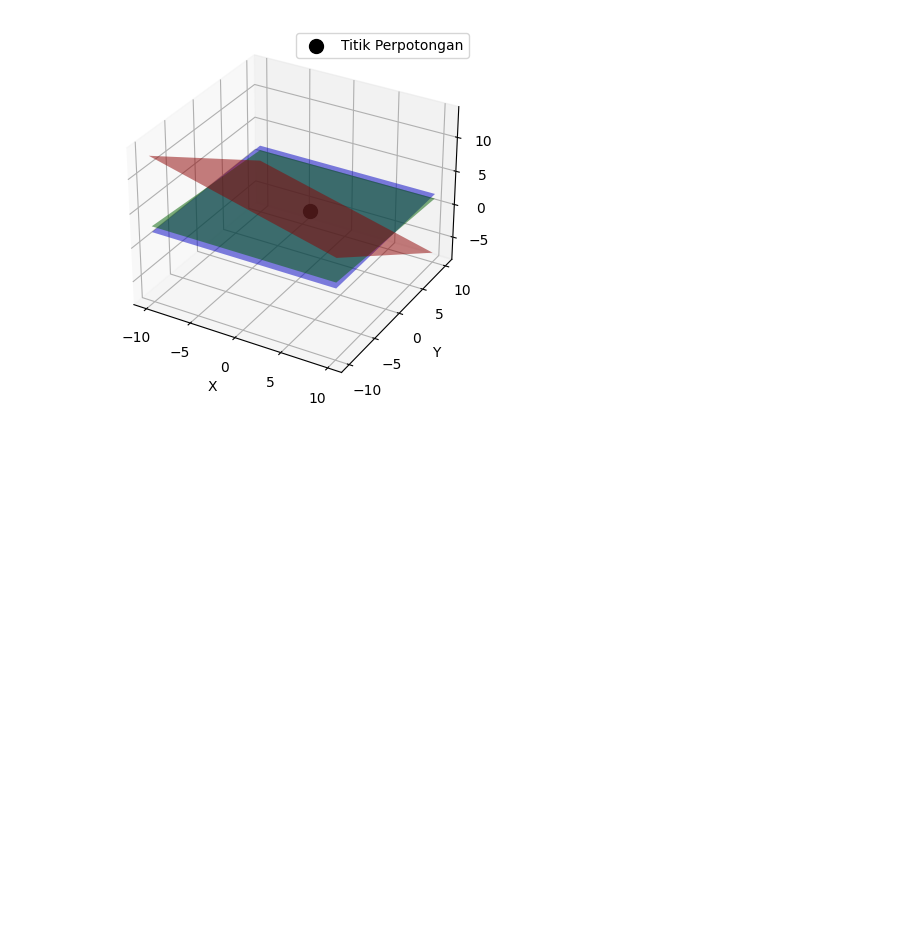
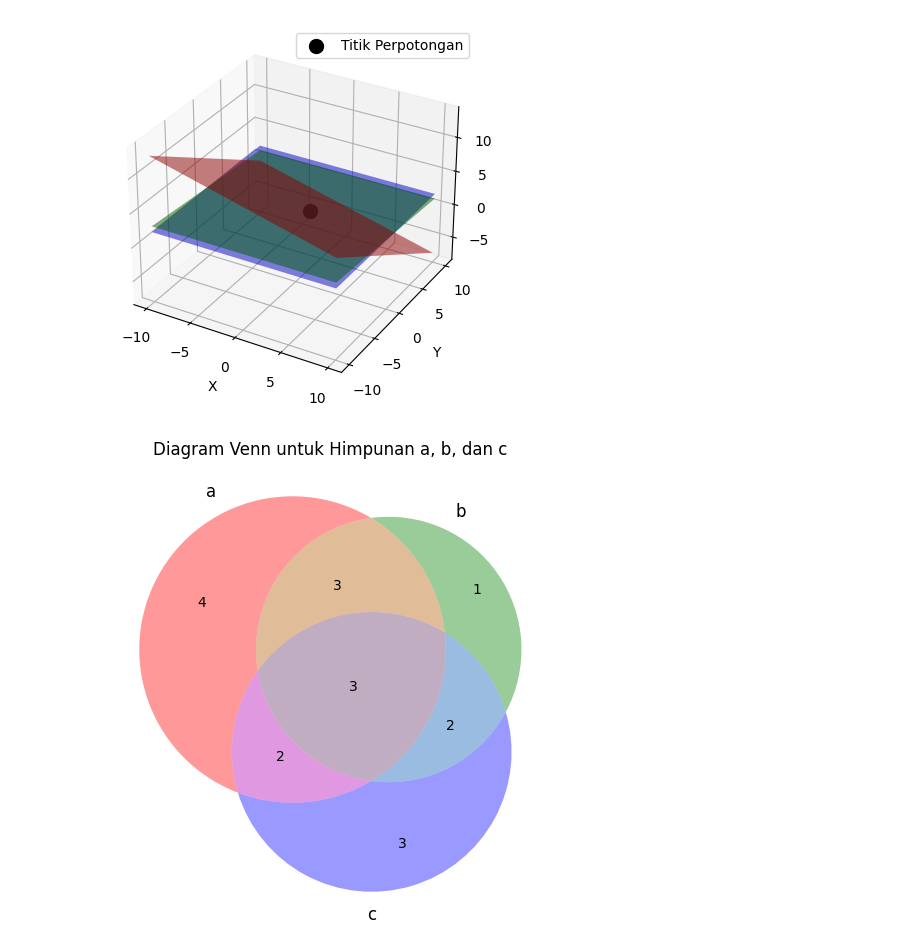
Before and after one commit to rahmatullayli/alin, a Jupyter notebook: _sources/Sistem_linier .ipynb, the cells around one changed output. Drawn from its saved outputs; the diff is of its cells as text; code cells hidden in the pictures; blank space fills up the shorter version.

```diff
--- a/_sources/Sistem_linier .ipynb
+++ b/_sources/Sistem_linier .ipynb
@@ -190,3 +212,25 @@ ax.legend()
 plt.show()
 # %% [output]
 [figure]
+# %%
+from matplotlib import pyplot as plt
+from matplotlib_venn import venn3
+
+# Himpunan-himpunan yang diberikan
+a = {1,2,5,6,7,11,12,13,14,15,18,20}
+b = {2,3,4,5,6,7,8,12,13}
+c = {1,2,3,6,8,9,10,13,17,18}
+s = set(range(1, 21))
+
+# Menghitung elemen-elemen diagram Venn
+venn_values = (len(a - b - c), len(b - a - c), len(a & b - c), len(c - a - b), len(a & c - b), len(b & c - a), len(a & b & c))
+
+# Membuat diagram Venn
+plt.figure(figsize=(8, 6))
+venn_diagram = venn3(subsets=venn_values, set_labels=('a', 'b', 'c'))
+
+# Menampilkan diagram
+plt.title("Diagram Venn untuk Himpunan a, b, dan c")
+plt.show()
+# %% [output]
+[figure, added]
```
Also changed, not shown: parts of 7 cells of this notebook, 3 other files.
